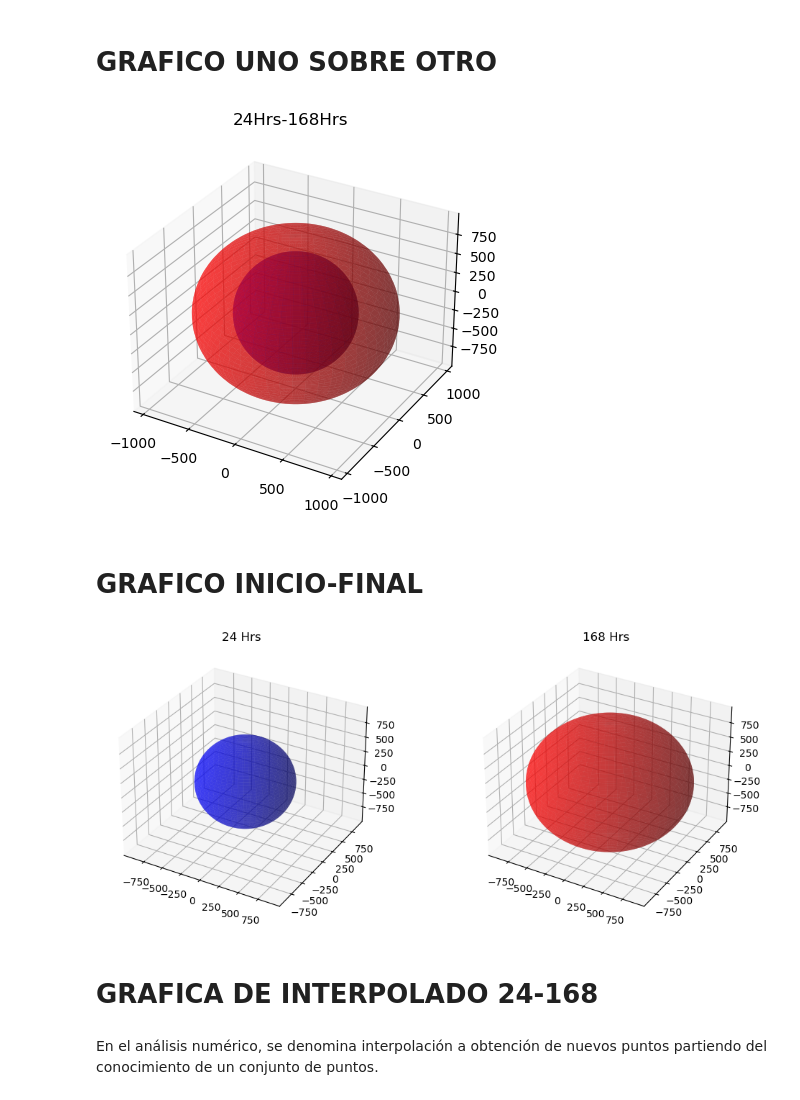
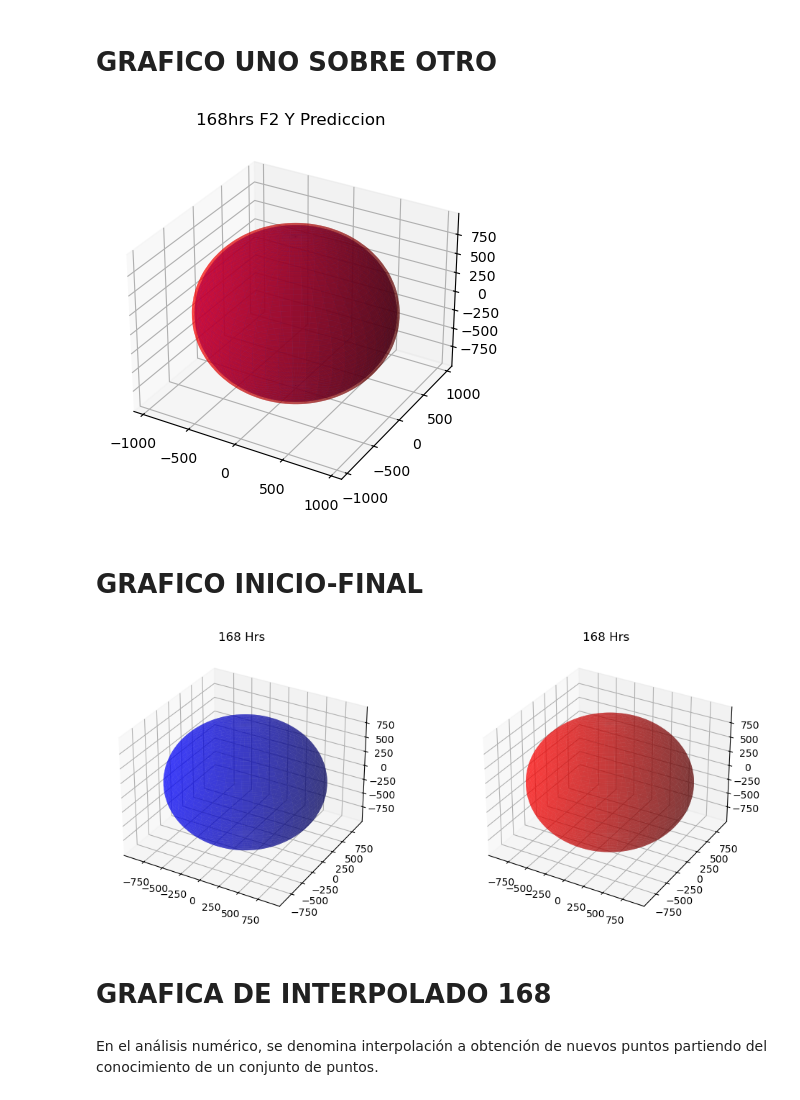
Before and after one commit to AdairPonceuwu/SferoidAnalisis, a Jupyter notebook: Crecimeinto_Esteroides.ipynb, the cells around one changed output. Saved outputs shown, nothing was run; the diff lists cells and outputs as text; code cells hidden in the pictures.

```diff
--- a/Crecimeinto_Esteroides.ipynb
+++ b/Crecimeinto_Esteroides.ipynb
@@ -68,8 +68,8 @@ Tiempo: 168 horas -> Largo: 980.44 µm, Ancho: 964.10 µm
 # %%
 # Definir los parámetros de los esferoides
 # Datos iniciales
-c1 = 700.31 # Distancia desde el centro hasta el polo del primer esferoide(Largo)
-a1 = 584.17 # Semieje ecuatorial del primer esferoide(Ancho)
+c1 = 956.6 # Distancia desde el centro hasta el polo del primer esferoide(Largo)
+a1 = 939.07 # Semieje ecuatorial del primer esferoide(Ancho)
 
 c2 = largos[6]# Distancia desde el centro hasta el polo del segundo esferoide(Largo)
 a2 = anchos[6]# Semieje ecuatorial del segundo esferoide(Ancho)
@@ -91,20 +91,20 @@ z2 = c2 * np.outer(np.ones(np.size(phi)), np.cos(theta))
 # %%
 # Crear la figura y los ejes 3D
 fig = plt.figure()
 ax = fig.add_subplot(111, projection='3d')
 
 # Graficar los dos esferoides
 ax.plot_surface(x1, y1, z1, color='b', alpha=0.5)
 ax.plot_surface(x2, y2, z2, color='r', alpha=0.5)
 
 # Ajustar la relación de aspecto de los ejes
 ax.set_aspect('auto')
-ax.set_title('24Hrs-168Hrs')
+ax.set_title('168hrs F2 Y Prediccion')
 
 # Mostrar el gráfico
 plt.show()
 # %% [output]
-[figure, old version]
+[figure, new version]
 # %% [markdown]
 # GRAFICO INICIO-FINAL
 # %%
@@ -118,7 +118,7 @@ fig = plt.figure(figsize=(12, 5))
 # Subgráfico 1
 ax1 = fig.add_subplot(121, projection='3d')
 ax1.plot_surface(x1, y1, z1, color='b', alpha=0.5)
-ax1.set_title('24 Hrs')
+ax1.set_title('168 Hrs')
 ax1.set_xlim(min_lim, max_lim)
 ax1.set_ylim(min_lim, max_lim)
 ax1.set_zlim(min_lim, max_lim)
@@ -135,9 +135,9 @@ ax2.set_zlim(min_lim, max_lim)
 # Mostrar los gráficos
 plt.show()
 # %% [output]
-[figure, old version]
+[figure, new version]
 # %% [markdown]
-# GRAFICA DE INTERPOLADO 24-168
+# GRAFICA DE INTERPOLADO 168
 # %% [markdown]
 En el análisis numérico, se denomina interpolación a obtención de nuevos puntos partiendo del conocimiento de un conjunto de puntos.
 # %%
```
Also changed, not shown: parts of 1 cell of this notebook.
